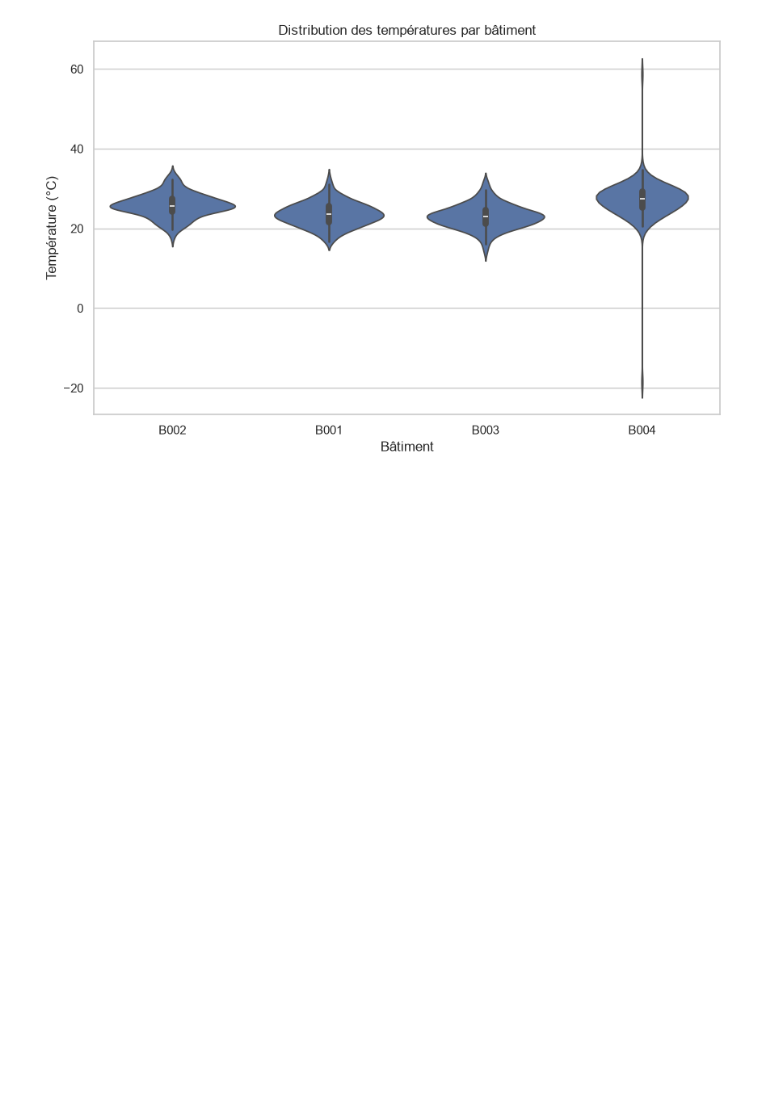
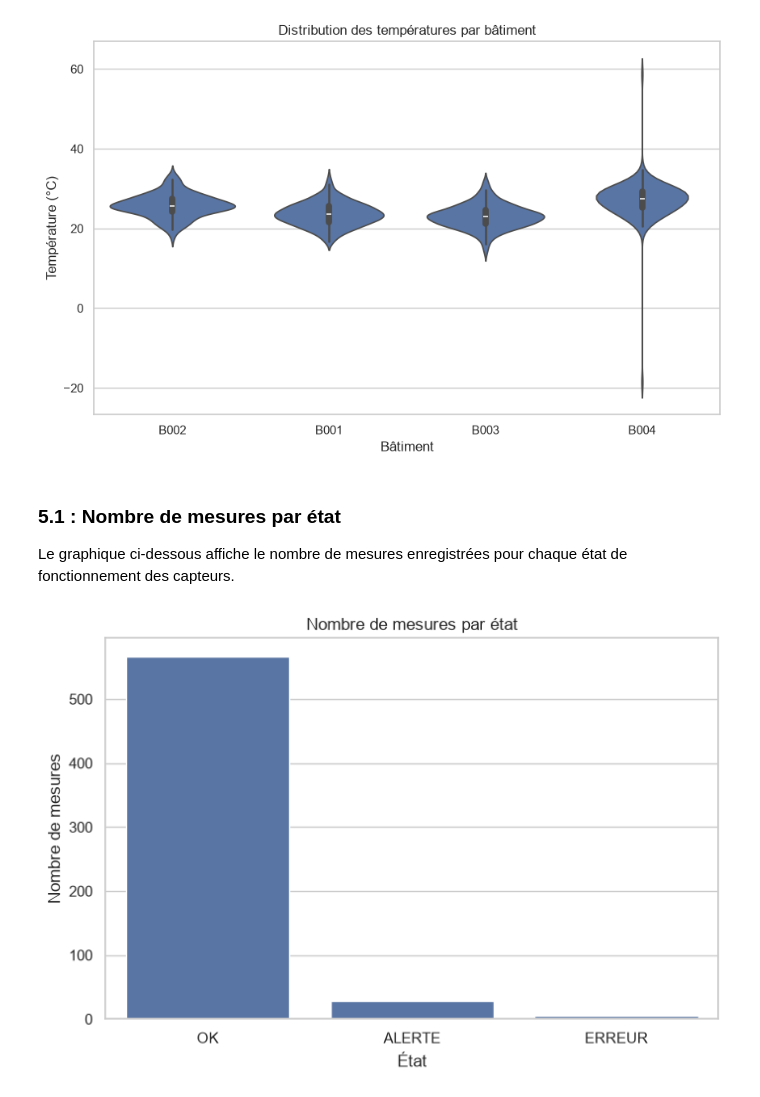
Before and after one commit to sirius-code7/atelier_seaborn_iot, a Jupyter notebook: notebooks/atelier_seaborn_iot.ipynb, the cells around one changed output. Cells and saved outputs as stored; diff of their text form; code cells hidden in the pictures; blank space fills up the shorter version.

Commit message:
afficher le nombre de mesures par état (partie (5.1)

```diff
--- a/notebooks/atelier_seaborn_iot.ipynb
+++ b/notebooks/atelier_seaborn_iot.ipynb
@@ -331,3 +331,22 @@ plt.ylabel("Température (°C)")
 plt.show()
 # %% [output]
 [figure]
+# %% [markdown]
+### 5.1 : Nombre de mesures par état
+
+Le graphique ci-dessous affiche le nombre de mesures enregistrées pour chaque état de fonctionnement des capteurs.
+# %%
+plt.figure(figsize=(8, 5))
+
+sns.countplot(
+    data=df,
+    x="etat"
+)
+
+plt.title("Nombre de mesures par état")
+plt.xlabel("État")
+plt.ylabel("Nombre de mesures")
+
+plt.show()
+# %% [output]
+[figure, added]
```
